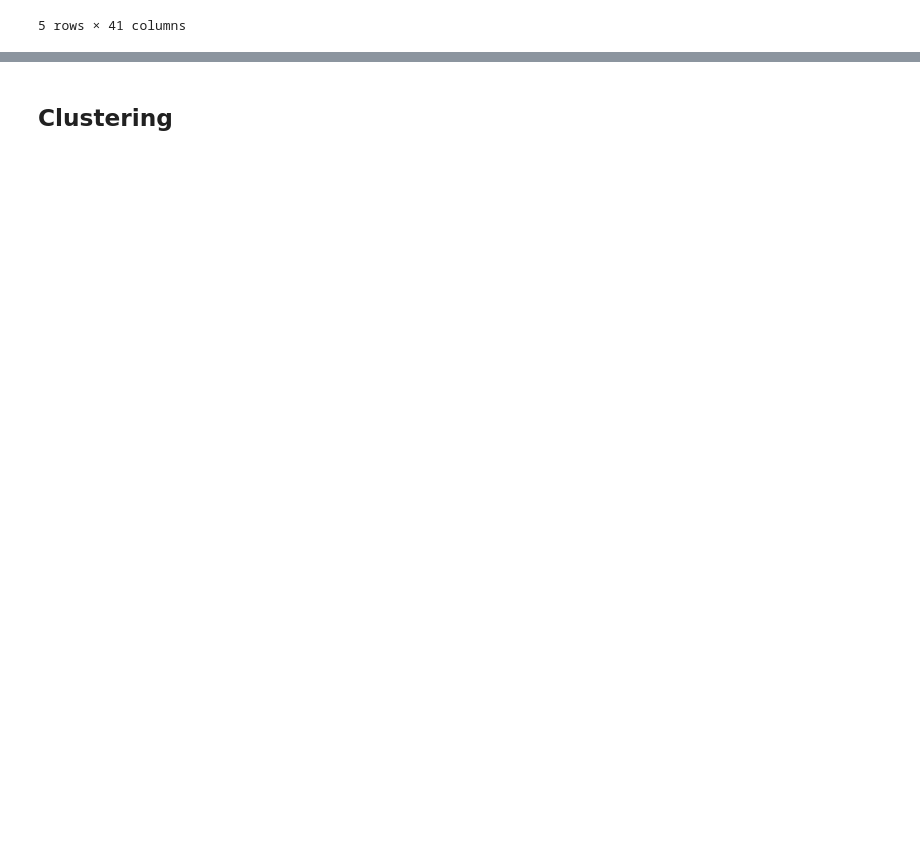
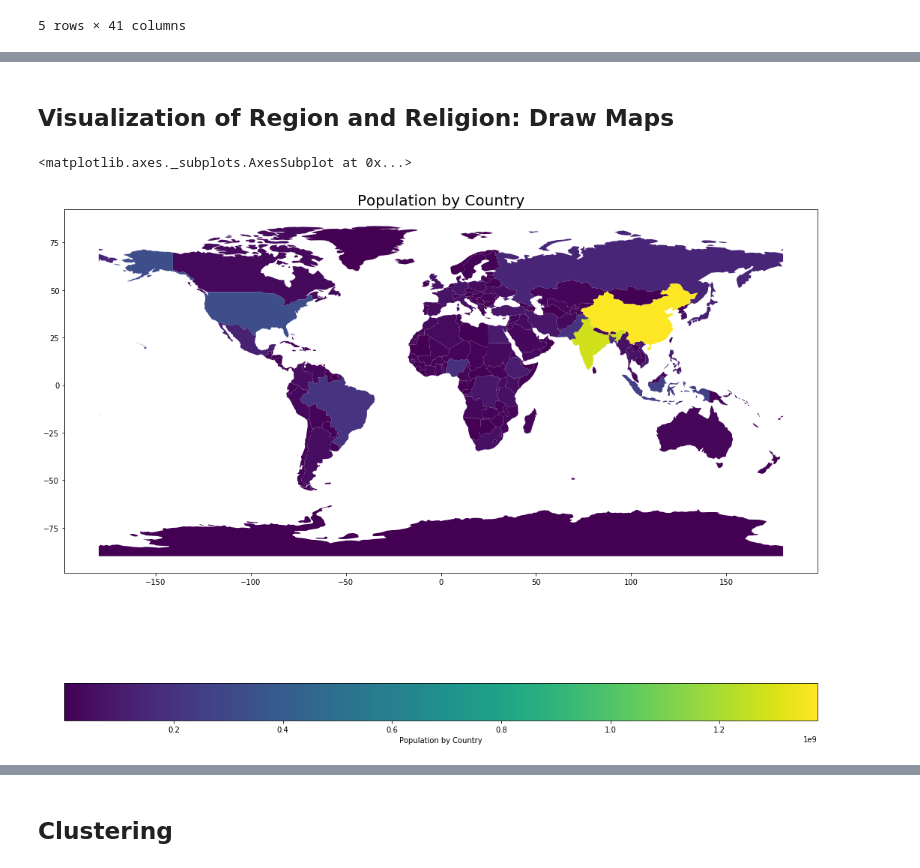
Before and after one commit to TomasTurner/Notorious_ADA_Projet_2019, a Jupyter notebook: src/Final_notebook.ipynb, the cells around one changed output, grey strips where cells are left out. Drawn from its saved outputs; the diff is of its cells as text; code cells hidden in the pictures; blank space fills up the shorter version.

```diff
--- a/src/Final_notebook.ipynb
+++ b/src/Final_notebook.ipynb
@@ -608,0 +1056,19 @@ df_all.head()
+# %% [markdown]
+## Visualization of Region and Religion: Draw Maps
+# %%
+# Draw population of each countries
+%matplotlib inline
+import matplotlib.pylab as pylab
+pylab.rcParams['figure.figsize'] = 18, 18
+world = geopandas.read_file(geopandas.datasets.get_path('naturalearth_lowres'))
+fig, ax = plt.subplots(1, 1)
+ax.set_title("Population by Country", fontsize=20)
+world.plot(column='pop_est',
+           ax=ax,
+           legend=True,
+           legend_kwds={'label': "Population by Country",'orientation': "horizontal"})
+#            cmap='OrRd',
+#            scheme='quantiles')
+# %% [output]
+<matplotlib.axes._subplots.AxesSubplot at 0x...>
+[figure, added]
```
Also changed, not shown: parts of 54 cells of this notebook.
